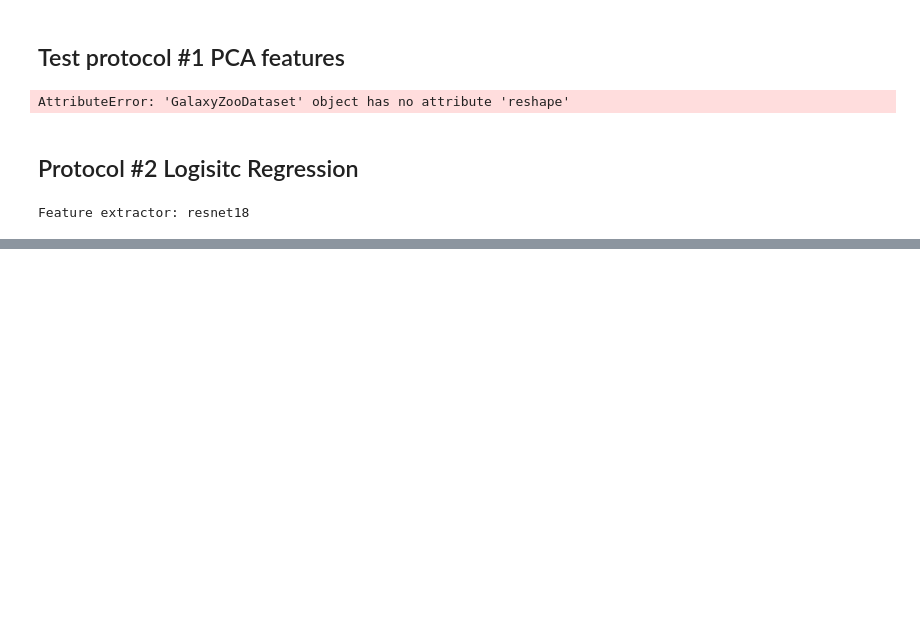
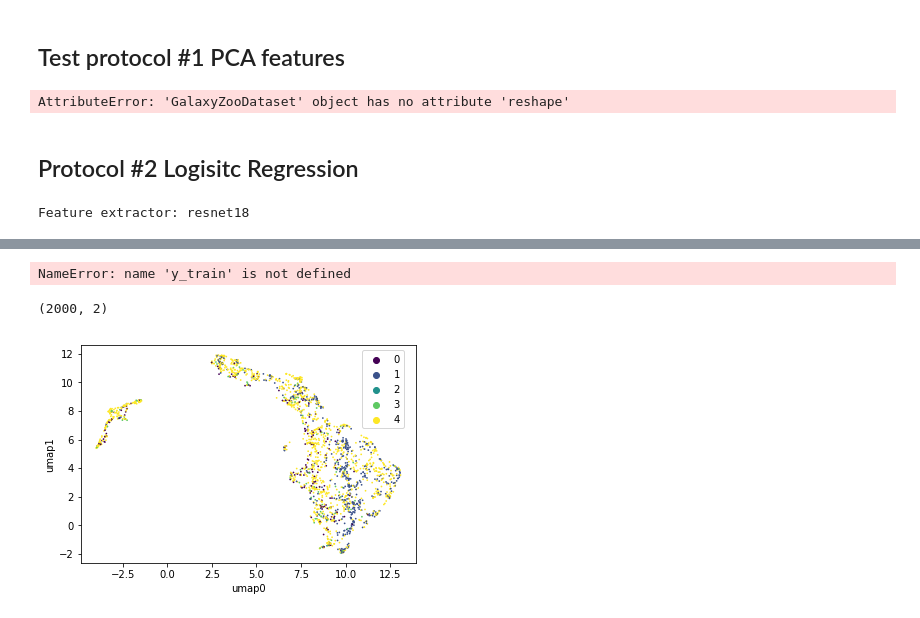
Before and after one commit to joshualin24/SelfSupervisedLearning_PyTorch, a Jupyter notebook: SimCLR/src/feature_eval/linear_feature_eval_galaxy.ipynb, the cells around one changed output, grey strips where cells are left out. Saved outputs shown, nothing was run; the diff lists cells and outputs as text; code cells hidden in the pictures; blank space fills up the shorter version.

```diff
--- a/SimCLR/src/feature_eval/linear_feature_eval_galaxy.ipynb
+++ b/SimCLR/src/feature_eval/linear_feature_eval_galaxy.ipynb
@@ -130,6 +157,8 @@ fig, axs = plt.subplots(nrows=2, ncols=6, constrained_layout=False, figsize=(12,
 
 for i, ax in enumerate(axs.flat):
     sample_image = np.asarray(X_train[i][0])
+    sample_image = np.moveaxis(sample_image, 0, -1)
+    #print(sample_image.shape)
     ax.imshow(sample_image)
 plt.show()
 # %% [output]
@@ -230,37 +309,18 @@ print(X_test_feature.shape)
-# %%
-scaler = preprocessing.StandardScaler()
-scaler.fit(X_train_feature)
-
-linear_model_eval(scaler.transform(X_train_feature), y_train, scaler.transform(X_test_feature), y_test)
-
-del X_train_feature
-del X_test_feature
-# %%
-X_train_feature = []
-
-for batch_x, batch_y in next_batch(X_train, y_train, batch_size=config['batch_size']):
-    features, _ = model(batch_x)
-    X_train_feature.extend(features.cpu().detach().numpy())
-
-X_train_feature = np.array(X_train_feature)
-
-print("Train features")
-print(X_train_feature.shape)
 # %%
 ### plotting features and
 
-for i in range(10):
+# for i in range(100):
 
-    if y_train[i] == 1 or y_train[i] == 5:
-        plt.imshow(X_train[i].transpose(1,2,0))
-        plt.title(y_train[i])
-        plt.show()
+#     if y_train[i] == 1 or y_train[i] == 5:
+#         plt.imshow(X_train[i].transpose(1,2,0))
+#         plt.title(y_train[i])
+#         plt.show()
 
 
 
-        plt.plot(np.log(X_train_feature[i]), '.')
-        plt.title("representation")
-        plt.show()
+#         plt.plot(np.log(X_train_feature[i]), '.')
+#         plt.title("representation")
+#         plt.show()
 
 
 
@@ -269,3 +329,5 @@ for i in range(10):
 # for i, ax in enumerate(axs.flat):
 #   ax.imshow(X_train[i].transpose(1,2,0))
 # plt.show()
+# %% [output]
+NameError: name 'y_train' is not defined
@@ -271,0 +341,5 @@ for i in range(10):
+# %%
+embedding.shape
+#X_train_feature.shape
+# %% [output]
+(2000, 2)
@@ -272,13 +348,11 @@ for i in range(10):
 # %%
-import umap
-
-
-embedding = umap.UMAP().fit_transform(X_train_feature)
-"umapembed=pd.DataFrame({'labels':labels,'umap0':embedding[:,0],'umap1':embedding[:,1]})\n",
-"# sns.scatterplot(x='umap0',y='umap1',data=umapembed, hue=labels,\n",
-"#                 hue_order=['-0.94', '-0.5', '0', '0.5', '0.94'],\n",
-"#                 linewidth=0,s=1,palette='viridis', legend='full')\n",
-"sns.scatterplot(x='umap0',y='umap1',data=umapembed, hue=labels,\n",
-"                linewidth=0,s=3,palette='viridis', legend='full')\n",
-"plt.legend(bbox_to_anchor=(0.98, 1))\n",
-"plt.show()"
+import pandas as pd
+import seaborn as sns
+umapembed=pd.DataFrame({'labels': y_train,'umap0':embedding[:,0],'umap1':embedding[:,1]})
+# sns.scatterplot(x='umap0',y='umap1',data=umapembed, hue=labels, hue_order=['-0.94', '-0.5', '0', '0.5', '0.94'],
+# linewidth=0,s=1,palette='viridis', legend='full')
+sns.scatterplot(x='umap0',y='umap1',data=umapembed, hue=y_train, linewidth=0,s=3,palette='viridis', legend='full')
+plt.legend(bbox_to_anchor=(0.98, 1))
+plt.show()
+# %% [output]
+[figure, added]
```
Also changed, not shown: parts of 16 cells of this notebook, 2 other files.
